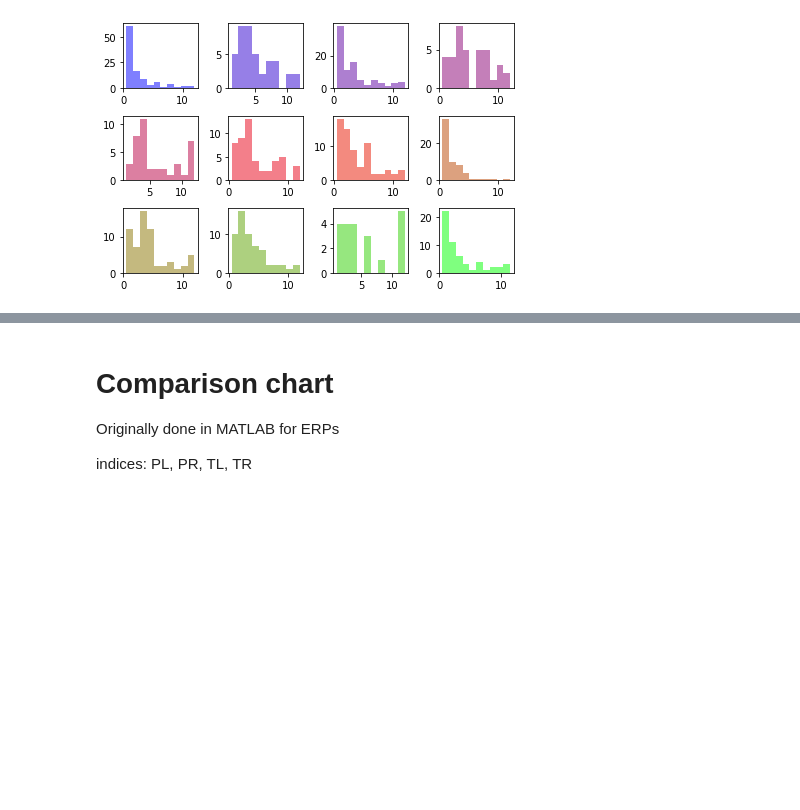
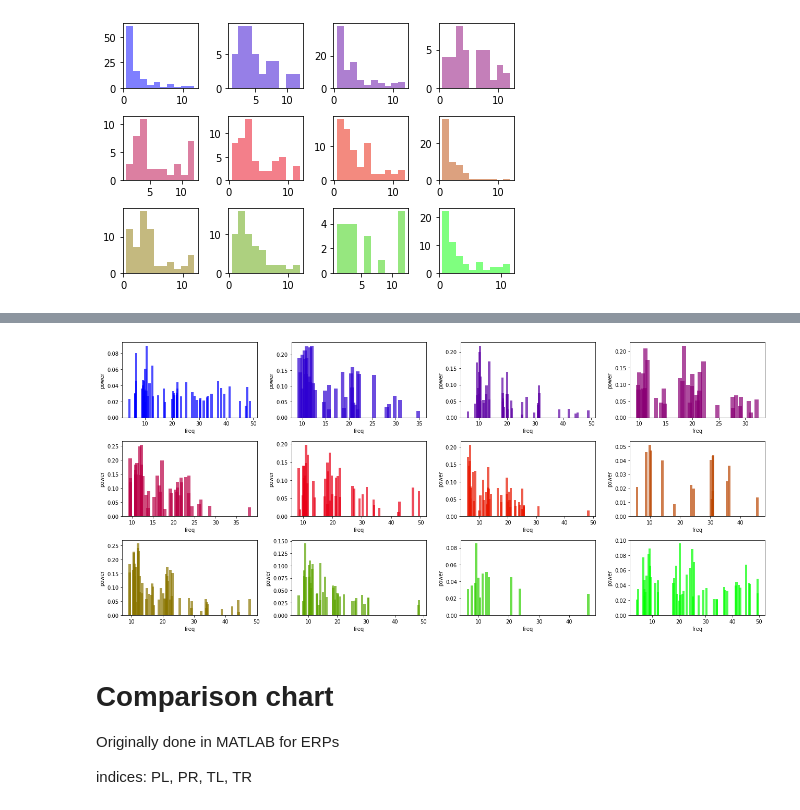
Before and after one commit to bfbarry/Metric-Modulation, a Jupyter notebook: spectral_analysis.ipynb, the cells around one changed output, grey strips where cells are left out. Drawn from its saved outputs; the diff is of its cells as text; code cells hidden in the pictures; blank space fills up the shorter version.

Commit message:
distr of PW

```diff
--- a/spectral_analysis.ipynb
+++ b/spectral_analysis.ipynb
@@ -164,6 +173,23 @@ def exponentPlot(fit_data, bins = plt.rcParams["hist.bins"], plt_format = 'layer
             plt.title('Distribution of Aperiodic Exponents')
         plt.tight_layout()
     plt.xlabel('Aperiodic Exponent'); plt.ylabel('counts')
+
+def peakDistr(fit_data, plt_format = 'subplots', order = 'unsorted'):
+    """Plot distribution of peak heights (above aperiodic)"""
+    colors = plt.cm.brg(np.linspace(0, 1,12))
+    for i, cl in enumerate(range(3,15)):
+        peaks = fit_data['cluster {}'.format(cl)]['peak data']['CF'][:,0]
+        powers = fit_data['cluster {}'.format(cl)]['peak data']['PW'][:,0]
+        a = 0.3 # for layered case
+        if plt_format == 'subplots':
+            plt.subplot(3,4,i+1)
+            a = 0.7
+        if order == 'sorted':
+            plt.bar(list(range(len(peaks))), sorted(powers), color = colors[i], alpha = a)
+        else:
+            plt.bar(peaks, powers, color = colors[i], alpha = a)
+        plt.xlabel('freq'); plt.ylabel('power')
+        plt.tight_layout()
 # %%
 for i, cl in enumerate(range(3,15)):
     peaks = group_df['cluster {}'.format(cl)]['peak data']['CF'][:,0]
@@ -209,3 +238,10 @@ peakDataScatter(group_df)
+# %%
+plt.figure(figsize=[18,8])
+#peakDistr(group_df, order = 'sorted')
+#peakDistr(group_df, plt_format = 'layered')
+peakDistr(group_df)
+# %% [output]
+[figure, added]
 # %% [markdown]
 # Comparison chart
 Originally done in MATLAB for ERPs
```
Also changed, not shown: parts of 6 cells of this notebook.
